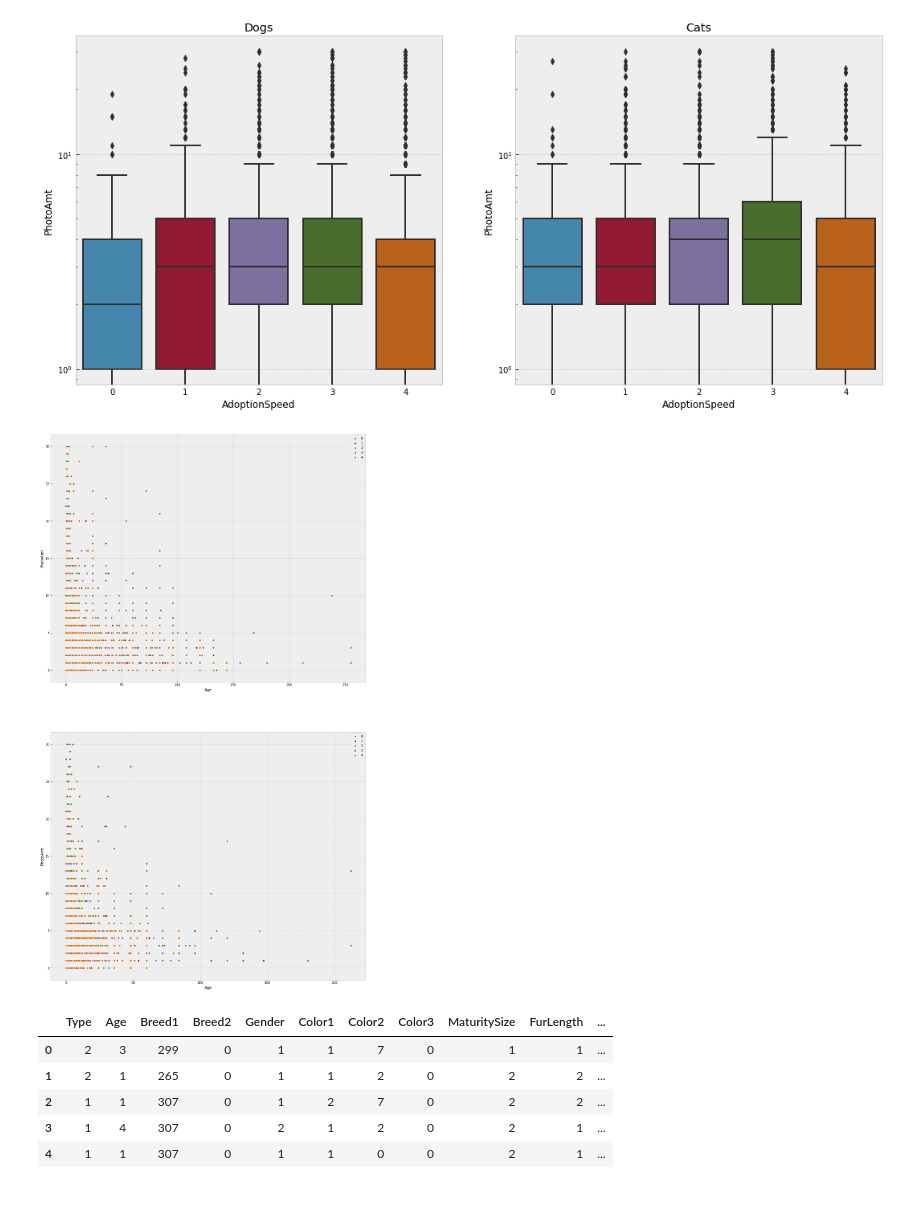
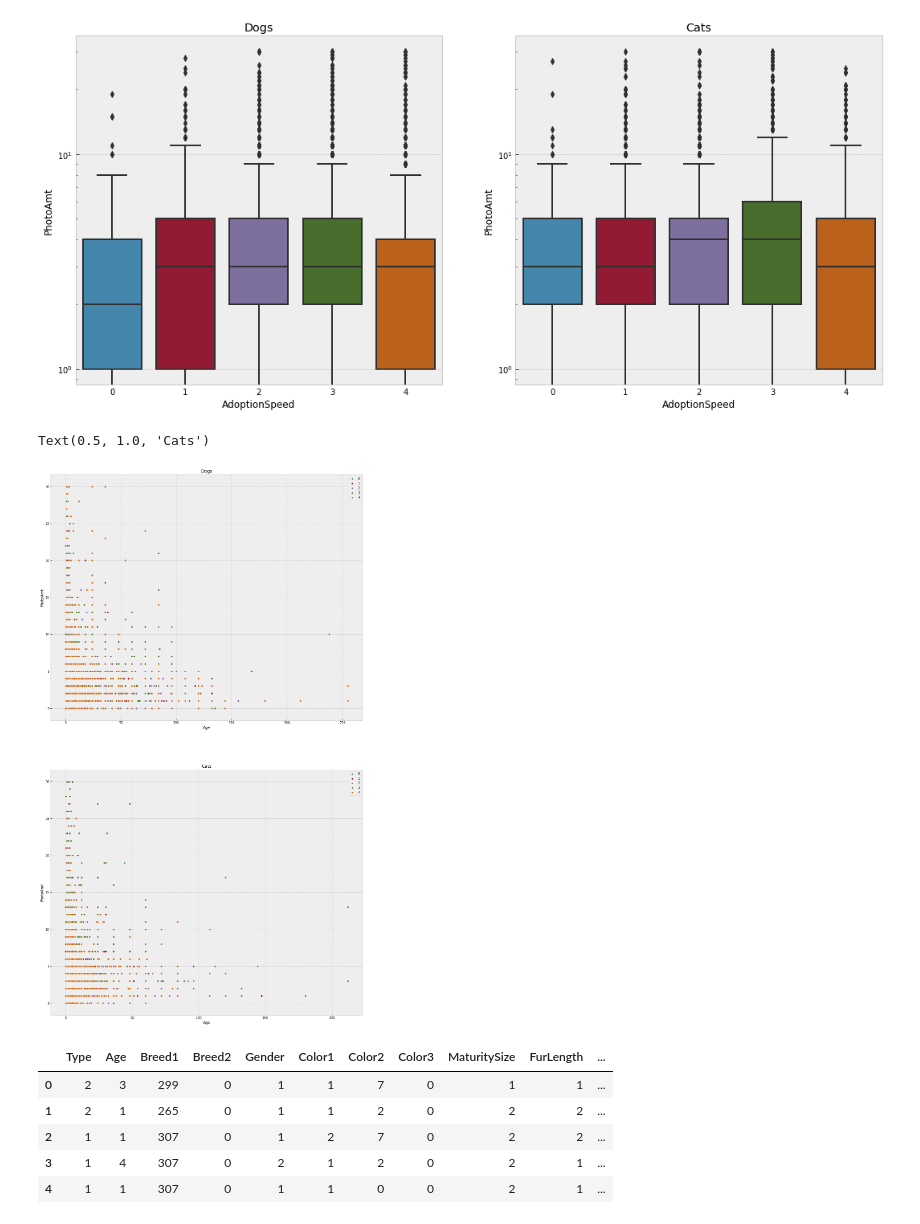
Before and after one commit to bfrison/CEBD1160, a Jupyter notebook: project/project_graphs.ipynb, the cells around one changed output. Cells and saved outputs as stored; diff of their text form; code cells hidden in the pictures.

```diff
--- a/project/project_graphs.ipynb
+++ b/project/project_graphs.ipynb
@@ -131,10 +156,13 @@ ax4.set(yscale='log', title='Cats')
 # %%
 fig3, ax_list3 = plt.subplots(2, 1, figsize=(18,32))
 for speed, df_adopt in enumerate(df_dogs_adopt):
-    sns.scatterplot(x='Age', y='PhotoAmt', data=df_adopt, label=speed, ax=ax_list3[0])
+    sns.scatterplot(x='Age', y='PhotoAmt', data=df_adopt, label = speed, ax=ax_list3[0])
+ax_list3[0].set_title('Dogs')
 for speed, df_adopt in enumerate(df_cats_adopt):
-    sns.scatterplot(x='Age', y='PhotoAmt', data=df_adopt, label=speed, ax=ax_list3[1])
+    sns.scatterplot(x='Age', y='PhotoAmt', data=df_adopt, label = speed, ax=ax_list3[1])
+ax_list3[1].set_title('Cats')
 # %% [output]
+Text(0.5, 1.0, 'Cats')
-[figure, old version]
+[figure, new version]
 # %%
 df_num = df.select_dtypes(include = ['float64', 'int64'])
```
Also changed, not shown: parts of 6 cells of this notebook.
